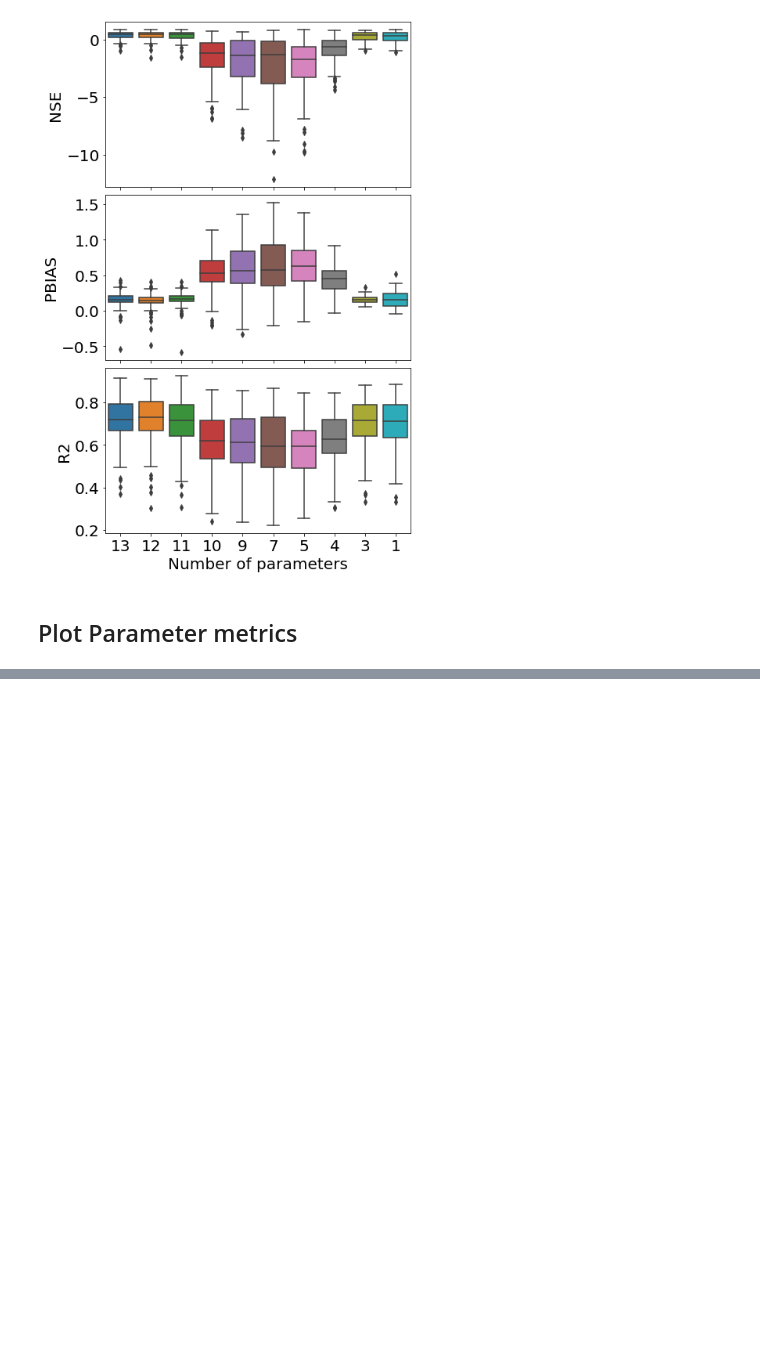
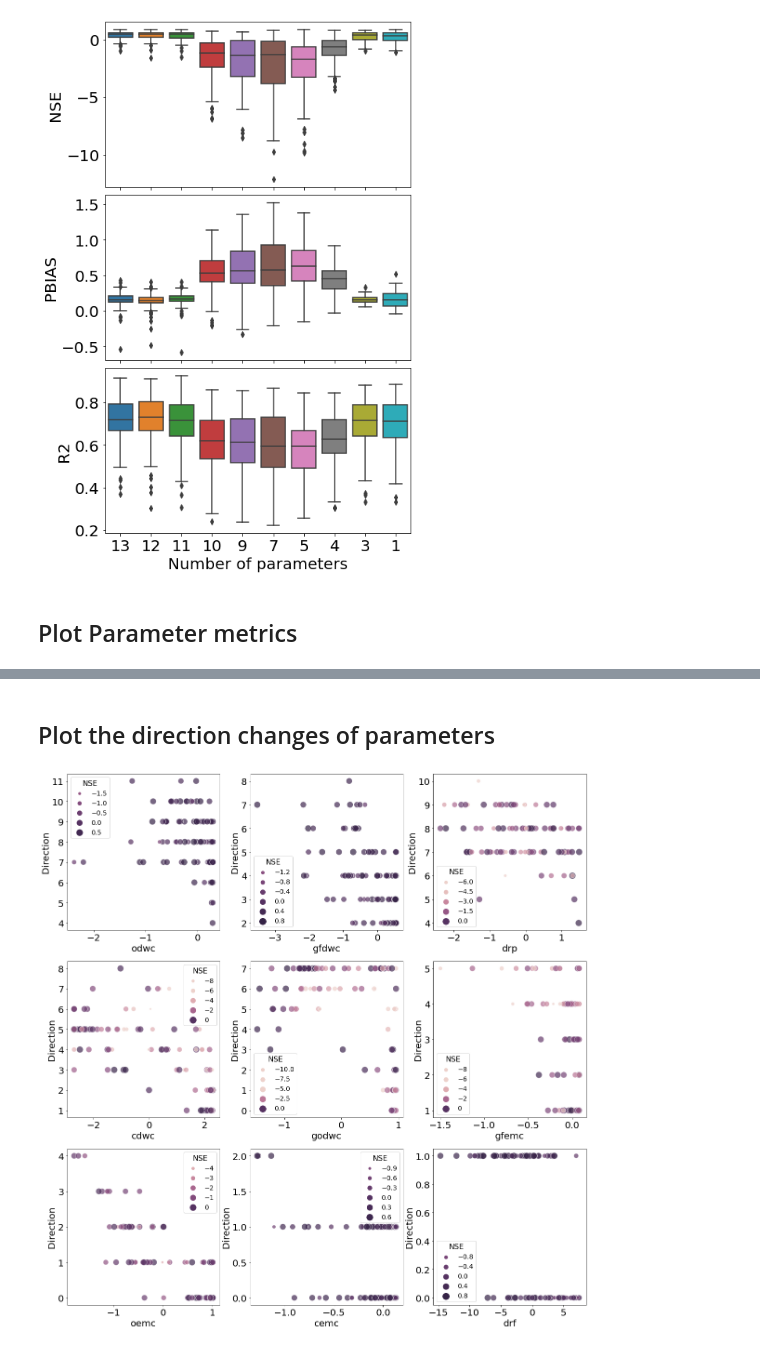
Before and after one commit to QianWanghhu/predict_uq, a Jupyter notebook: src/notebooks/predictive_uncertainty.ipynb, the cells around one changed output, grey strips where cells are left out. Drawn from its saved outputs; the diff is of its cells as text; code cells hidden in the pictures; blank space fills up the shorter version.

```diff
--- a/src/notebooks/predictive_uncertainty.ipynb
+++ b/src/notebooks/predictive_uncertainty.ipynb
@@ -268,0 +256,34 @@ for ii in range(len(metrics_names)):
+# %% [markdown]
+## Plot the direction changes of parameters
+# %%
+# read files
+fn_figs = '../../output/figs/'
+num_pars = ['12', '11', '10', '9', '7', '5', '4', '3', '1']
+pars_fix = ['odwc', 'gfdwc', 'drp', 'cdwc', ['godwc', 'fdwc'], ['gfemc', 'dwc'], 'oemc', 'cemc', ['drf', 'femc']]
+# %%
+k = 0
+dict_plot = {}
+for fp in fpaths[1:]: # no parametr_direction calculated without FF, so the fpaths starts from the second.
+    par_direction_temp = pd.read_csv(fp + 'parameter_direction.csv').round(3)
+    obj_temp = pd.read_csv(fp +'objective_functions.csv', index_col='Unnamed: 0')
+    if len(pars_fix[k]) == 2:
+        dict_plot[num_pars[k]] = pd.DataFrame(index=par_direction_temp.index, columns = [pars_fix[k][0], pars_fix[k][1], 'Direction', 'NSE', 'PBIAS', 'R2'])
+    else:
+        dict_plot[num_pars[k]] = pd.DataFrame(index=par_direction_temp.index, columns = [pars_fix[k], 'Direction', 'NSE', 'PBIAS', 'R2'])
+    dict_plot[num_pars[k]].loc[:, pars_fix[k]] = par_direction_temp.loc[:, pars_fix[k]]
+    dict_plot[num_pars[k]].loc[:, 'Direction'] = par_direction_temp.loc[:, 'total']
+    dict_plot[num_pars[k]].loc[:, 'NSE':'R2'] = obj_temp.loc[par_direction_temp.index, 'NSE':'R2']
+    k += 1
+# %%
+fig, axes = plt.subplots(3, 3, figsize=(4*5, 3*7))
+k = 0
+obj_metric = 'NSE'
+for key, value in dict_plot.items():
+    if len(pars_fix[k]) == 2:
+        sns.scatterplot(data = value, x=pars_fix[k][0], y='Direction', size=obj_metric, hue=obj_metric,  ax=axes[k//3, k%3], sizes=(20, 200), hue_norm=(-5, 1), alpha=0.7)
+    else:
+        sns.scatterplot(data = value, x=pars_fix[k], y='Direction', size=obj_metric, hue=obj_metric, ax=axes[k//3, k%3], sizes=(20, 200), hue_norm=(-5, 1), alpha=0.7)
+    k += 1
+    plt.savefig(f'{fn_figs}scatter_direction.png', format='png', dpi=300)
+# %% [output]
+[figure, added]
```
Also changed, not shown: parts of 4 cells of this notebook.
